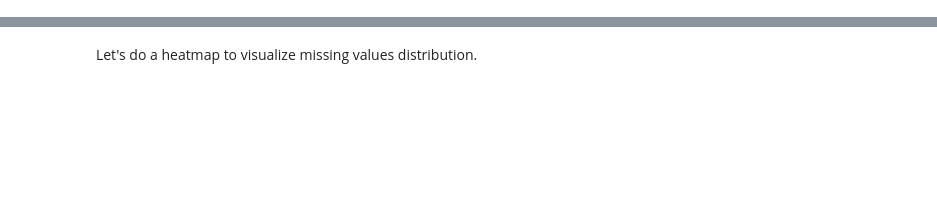
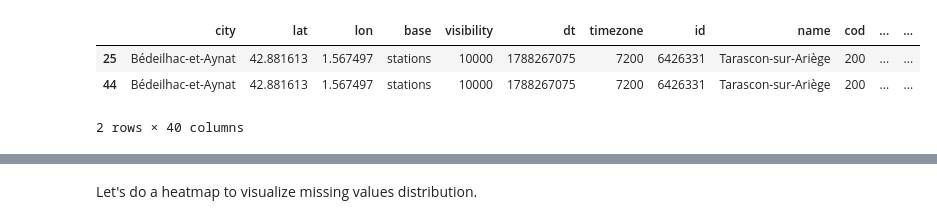
Before and after one commit to helene-mourez/jedha_kayak, a Jupyter notebook: eda.ipynb, the cells around one changed output, grey strips where cells are left out. Drawn from its saved outputs; the diff is of its cells as text; code cells hidden in the pictures; blank space fills up the shorter version.

```diff
--- a/eda.ipynb
+++ b/eda.ipynb
@@ -2,4 +2,12 @@
 import pandas as pd
 from matplotlib import pyplot as plt # 3.7.2
 import seaborn as sns # 0.13.2
+# %%
+df = pd.read_csv('data\merged_data.csv')
+df.sample(2)
+# %% [output]
+|  | city | lat | lon | base | visibility | dt | timezone | id | name | cod | ... | ... |
+| 25 | Bédeilhac-et-Aynat | 42.881613 | 1.567497 | stations | 10000 | 1788267075 | 7200 | 6426331 | Tarascon-sur-Ariège | 200 | ... | ... |
+| 44 | Bédeilhac-et-Aynat | 42.881613 | 1.567497 | stations | 10000 | 1788267075 | 7200 | 6426331 | Tarascon-sur-Ariège | 200 | ... | ... |
+2 rows × 40 columns
 # %%
```
Also changed, not shown: parts of 7 cells of this notebook, 7 other files.
